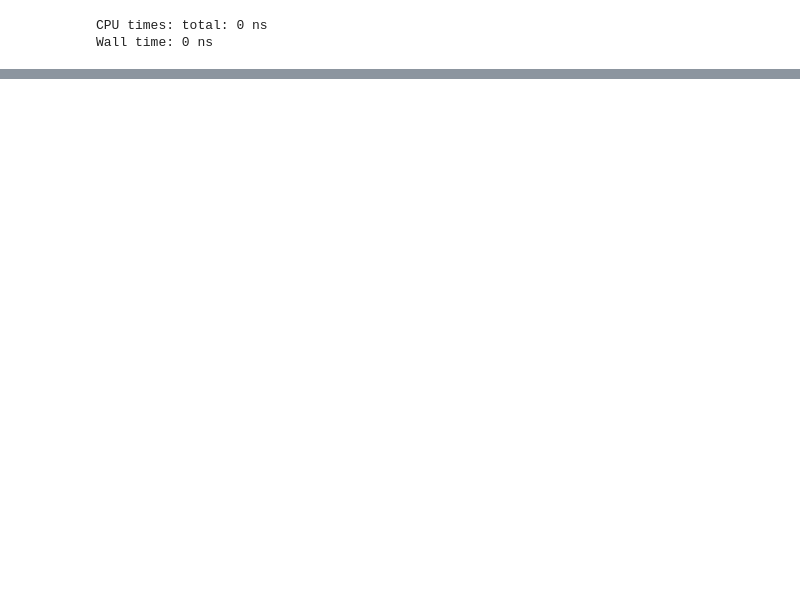
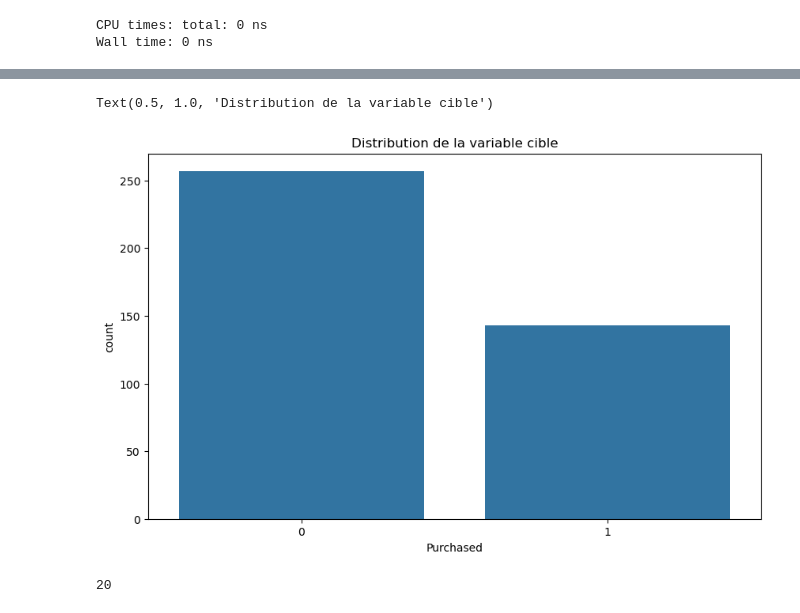
Before and after one commit to Flex1-tech/Implementation-KNN, a Jupyter notebook: club.ipynb, the cells around one changed output, grey strips where cells are left out. Cells and saved outputs as stored; diff of their text form; code cells hidden in the pictures; blank space fills up the shorter version.

```diff
--- a/club.ipynb
+++ b/club.ipynb
@@ -67,0 +132,11 @@ Wall time: 0 ns
+# %%
+plt.figure(figsize=(10, 6))
+sns.countplot(x='Purchased', data=df)
+plt.title('Distribution de la variable cible')
+# %% [output]
+Text(0.5, 1.0, 'Distribution de la variable cible')
+[figure, added]
+# %%
+df.duplicated().sum()
+# %% [output]
+20
```
Also changed, not shown: parts of 24 cells of this notebook.
